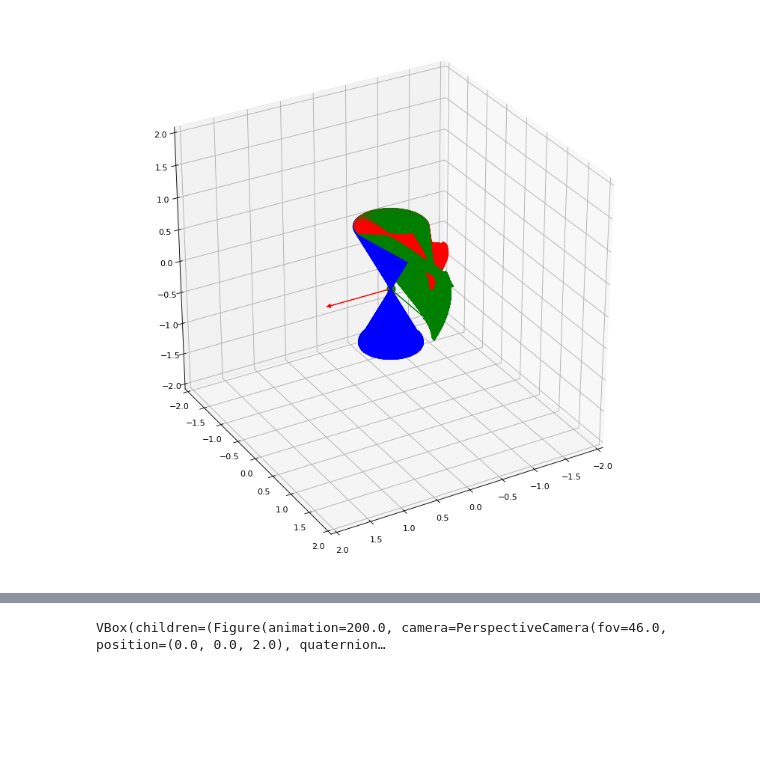
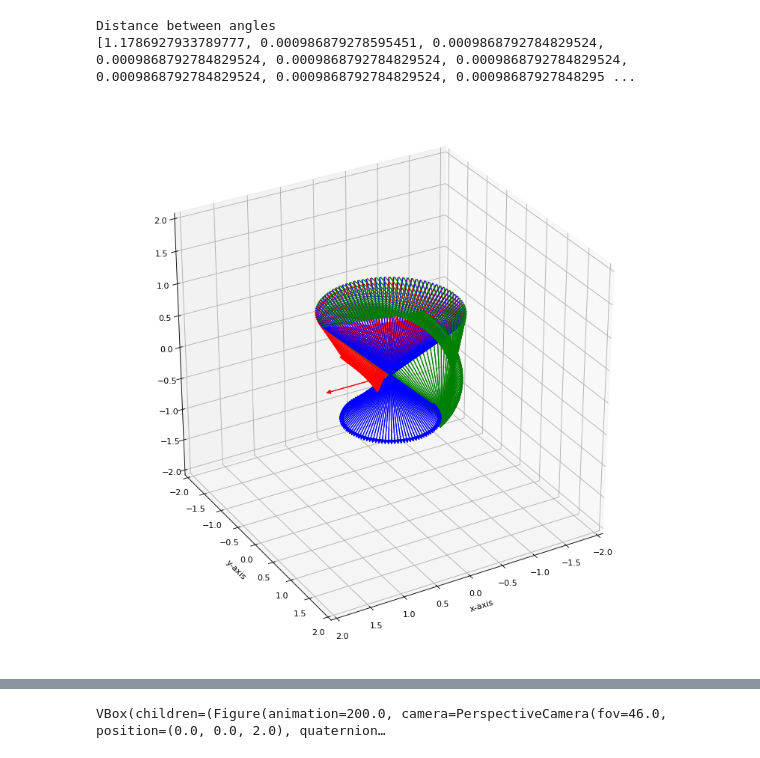
Before and after one commit to EdmureTully/python_ma, a Jupyter notebook: rodriguez_rotation.ipynb, the cells around one changed output, grey strips where cells are left out. Drawn from its saved outputs; the diff is of its cells as text; code cells hidden in the pictures; blank space fills up the shorter version.

```diff
--- a/rodriguez_rotation.ipynb
+++ b/rodriguez_rotation.ipynb
@@ -346,35 +668,37 @@ plt.show()
 # %%
 fig = plt.figure(num=None, figsize = (12,12), dpi = 80, facecolor ='w', edgecolor = 'k')
 ax = fig.gca(projection='3d')
 ax.set_xlim([-2.0,2.0])
 ax.set_ylim([-2.0,2.0])
 ax.set_zlim([-2.0,2.0])
 
 ax.scatter([0],[0],[0],color="g",s=100)
-vectors = create_points_on_circle(500, 1.0, 1.0)
+
 draw_coordinate_system(np.eye(3), np.array([0.0, 0.0, 0.0]),fig, ax)
-# # for v in vectors:
-# #     draw_vector(v, "red", "", fig, ax)
+
+pts = create_points_on_circle(100, 1.0, 1.0)
+
 curr_or = look_at(vectors[0], np.array([0.0, 0.0,0.0]), np.array([0.0, 1.0,0.0]))
+calc_points, dist =visualize_rodriguez_matrix_orientation_quat(pts,  fig, ax)
+#rms = rmse(calc_points, pts)
+# print(rms)
+# rcm_err =  rcm_error(calc_points, pts, np.array([0.0, 0.0,0.0]))
+# print("rcm error:")
+# print(rcm_err)
+print("Distance between angles")
+print(dist)
 
-# #ax.legend(handles =vector_handles,loc='upper left')
-# plt.xlabel('x-axis')
-# plt.ylabel('y-axis')
 
-start = np.array([1.0, 1.0, 1.0])
-end = np.array([-1.0, 1.0, 1.0])
-
-pts = create_points_on_circle(500, 0.50, 1.0)
-visualize_rodriguez_advanced_matrix_orientation(pts,  fig, ax)
-# for pt in pts:
-#     draw_vector(pt, "purple", "", fig, ax)
-
-# u, v = np.mgrid[0:2*np.pi:20j, 0:np.pi:10j]
-# x = np.cos(u)*np.sin(v)
-# y = np.sin(u)*np.sin(v)
-# z = np.cos(v)
-# ax.plot_wireframe(x, y, z, color="gray")
+u, v = np.mgrid[0:2*np.pi:20j, 0:np.pi:10j]
+x = np.cos(u)*np.sin(v)
+y = np.sin(u)*np.sin(v)
+z = np.cos(v)
+#ax.plot_wireframe(x, y, z, color="gray")
 ax.view_init(30, 60)
+plt.xlabel('x-axis')
+plt.ylabel('y-axis')
 plt.show()
 # %% [output]
+Distance between angles
+[1.1786927933789777, 0.000986879278595451, 0.0009868792784829524, 0.0009868792784829524, 0.0009868792784829524, 0.0009868792784829524, 0.0009868792784829524, 0.0009868792784829524, 0.00098687927848295 ...
-[figure, old version]
+[figure, new version]
```
Also changed, not shown: parts of 12 cells of this notebook.
